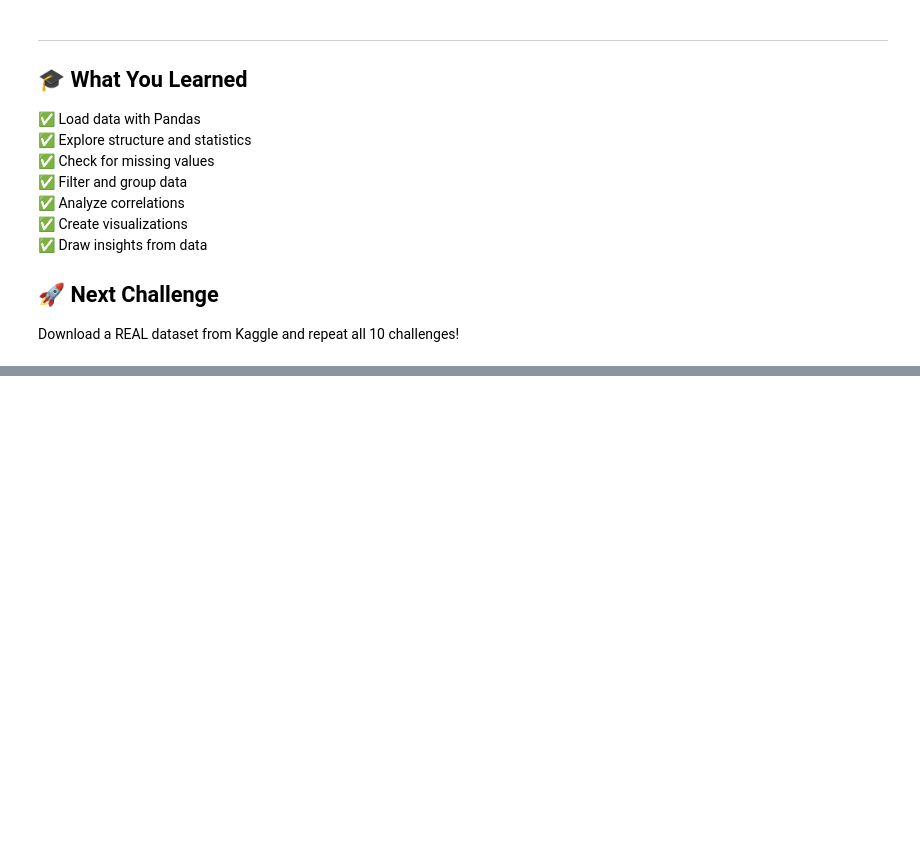
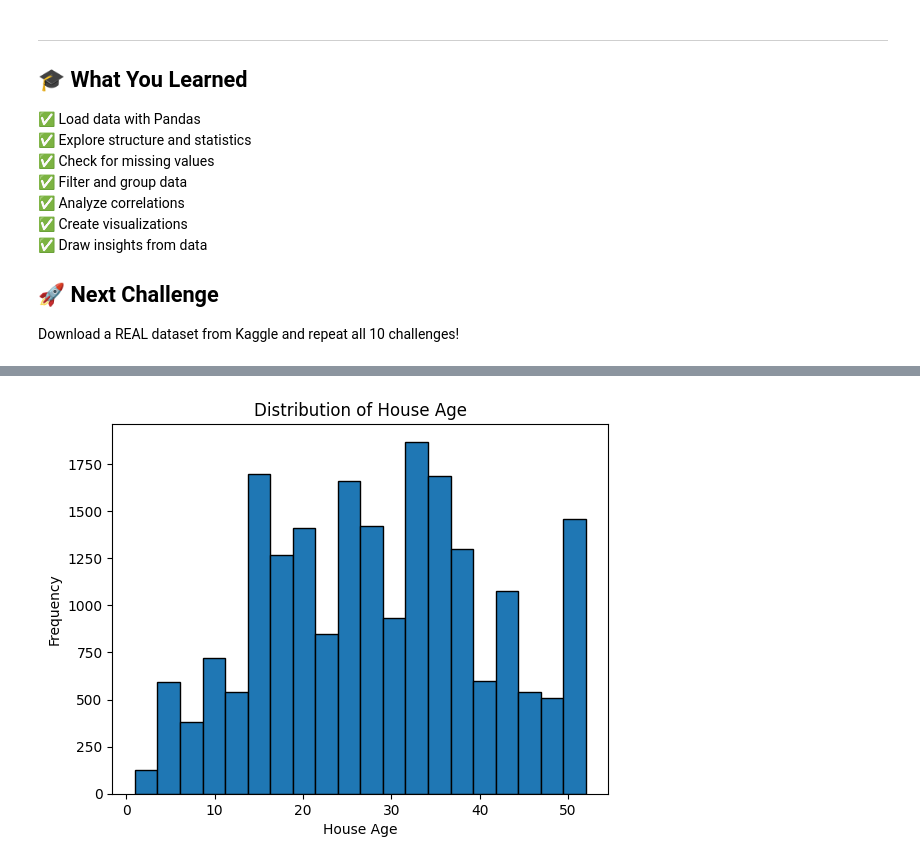
Before and after one commit to jjcatulle/AI-ML-refresher, a Jupyter notebook: notebooks/phase1/MY_Week1_DataExploration.ipynb, the cells around one changed output, grey strips where cells are left out. Saved outputs shown, nothing was run; the diff lists cells and outputs as text; code cells hidden in the pictures; blank space fills up the shorter version.

```diff
--- a/notebooks/phase1/MY_Week1_DataExploration.ipynb
+++ b/notebooks/phase1/MY_Week1_DataExploration.ipynb
@@ -412,0 +645,8 @@ Download a REAL dataset from Kaggle and repeat all 10 challenges!
+# %%
+plt.hist(housing_df['HouseAge'], bins=20, edgecolor='black')
+plt.xlabel('House Age')
+plt.ylabel('Frequency')
+plt.title('Distribution of House Age')
+plt.show()
+# %% [output]
+[figure, added]
```
Also changed, not shown: parts of 29 cells of this notebook.
